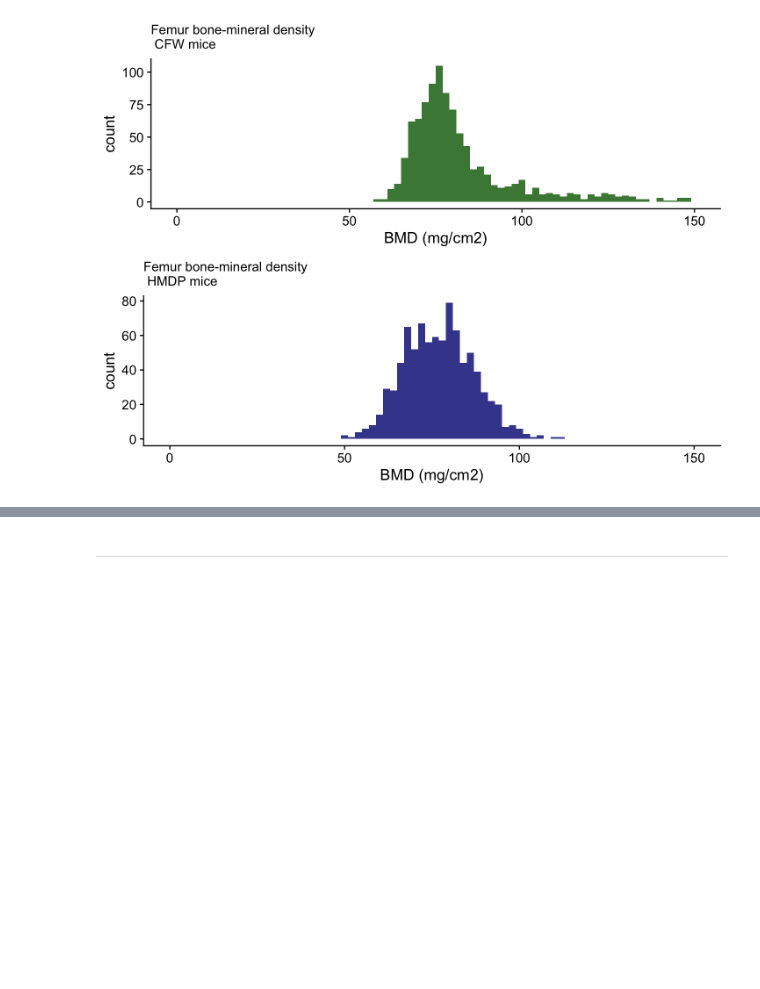
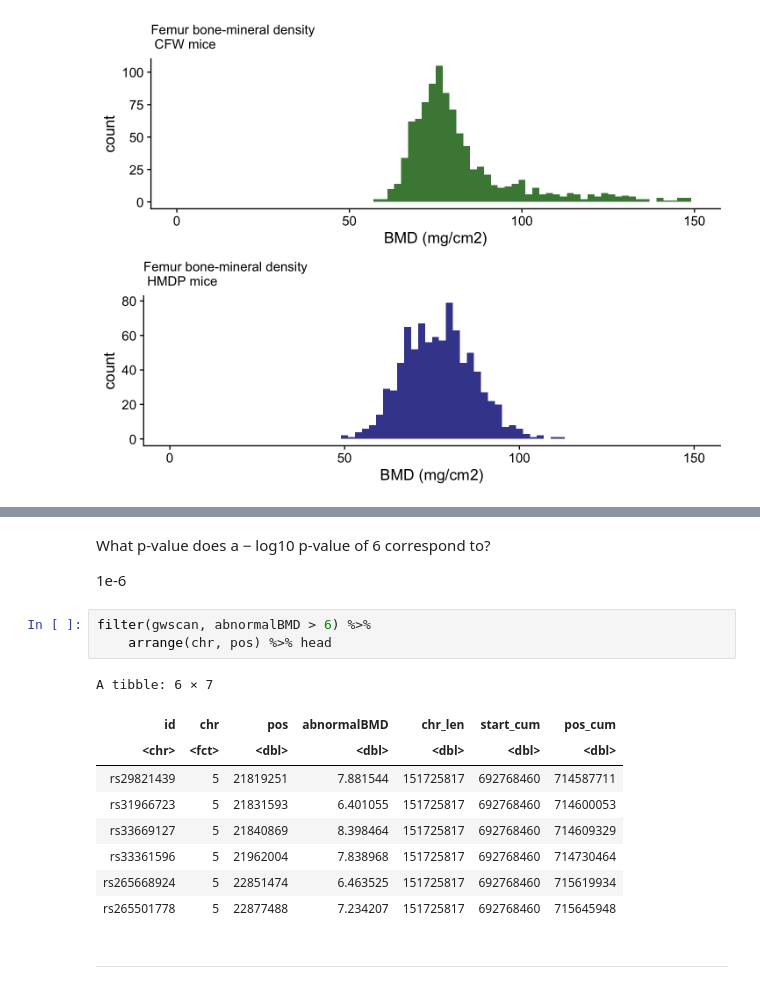
Before and after one commit to daiuc/qBioChallenges, a Jupyter notebook: DataVis.ipynb, the cells around one changed output, grey strips where cells are left out. Cells and saved outputs as stored; diff of their text form; blank space fills up the shorter version.

```diff
--- a/DataVis.ipynb
+++ b/DataVis.ipynb
@@ -228,2 +318,19 @@ Warning message:
+# %% [markdown]
+What p-value does a − log10 p-value of 6 correspond to?
+
+1e-6
+# %%
+filter(gwscan, abnormalBMD > 6) %>%
+    arrange(chr, pos) %>% head
+# %% [output]
+A tibble: 6 × 7
+| id | chr | pos | abnormalBMD | chr_len | start_cum | pos_cum |
+| <chr> | <fct> | <dbl> | <dbl> | <dbl> | <dbl> | <dbl> |
+| rs29821439 | 5 | 21819251 | 7.881544 | 151725817 | 692768460 | 714587711 |
+| rs31966723 | 5 | 21831593 | 6.401055 | 151725817 | 692768460 | 714600053 |
+| rs33669127 | 5 | 21840869 | 8.398464 | 151725817 | 692768460 | 714609329 |
+| rs33361596 | 5 | 21962004 | 7.838968 | 151725817 | 692768460 | 714730464 |
+| rs265668924 | 5 | 22851474 | 6.463525 | 151725817 | 692768460 | 715619934 |
+| rs265501778 | 5 | 22877488 | 7.234207 | 151725817 | 692768460 | 715645948 |
 # %% [markdown]
 ---
```
Also changed, not shown: parts of 16 cells of this notebook.
